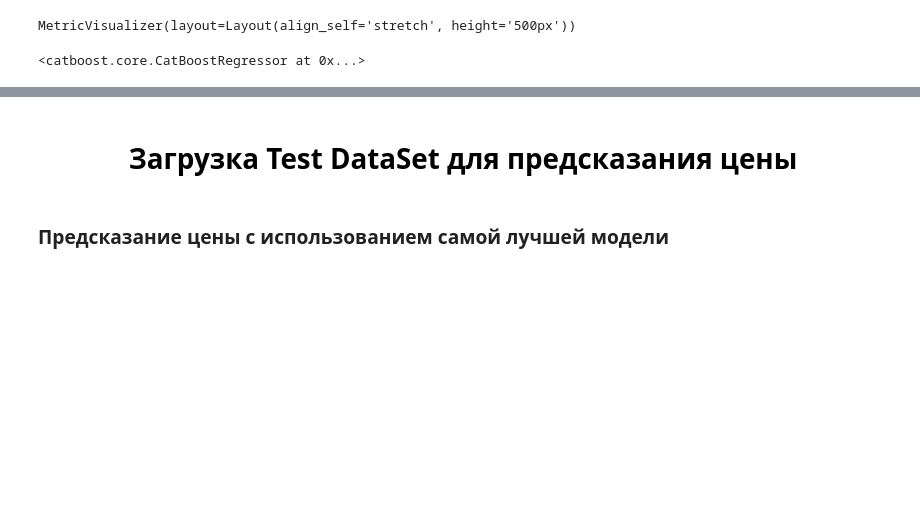
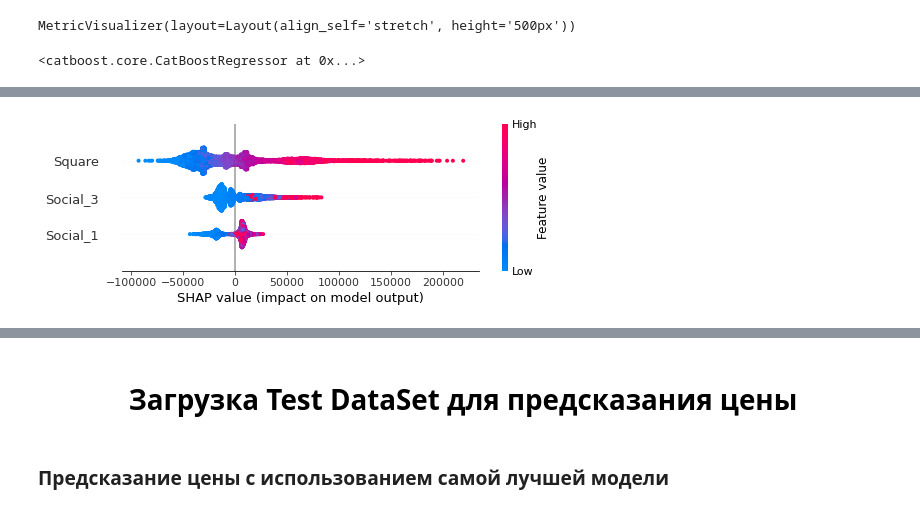
Before and after one commit to SciWake/OLD-Projects-for-Resume, a Jupyter notebook: house-price-prediction/Model.ipynb, the cells around one changed output, grey strips where cells are left out. Saved outputs shown, nothing was run; the diff lists cells and outputs as text; code cells hidden in the pictures; blank space fills up the shorter version.

```diff
--- a/house-price-prediction/Model.ipynb
+++ b/house-price-prediction/Model.ipynb
@@ -77,0 +150,4 @@ MetricVisualizer(layout=Layout(align_self='stretch', height='500px'))
+# %%
+shap.summary_plot(shap_values, X_train, max_display=3)
+# %% [output]
+[figure, added]
```
Also changed, not shown: parts of 20 cells of this notebook.
